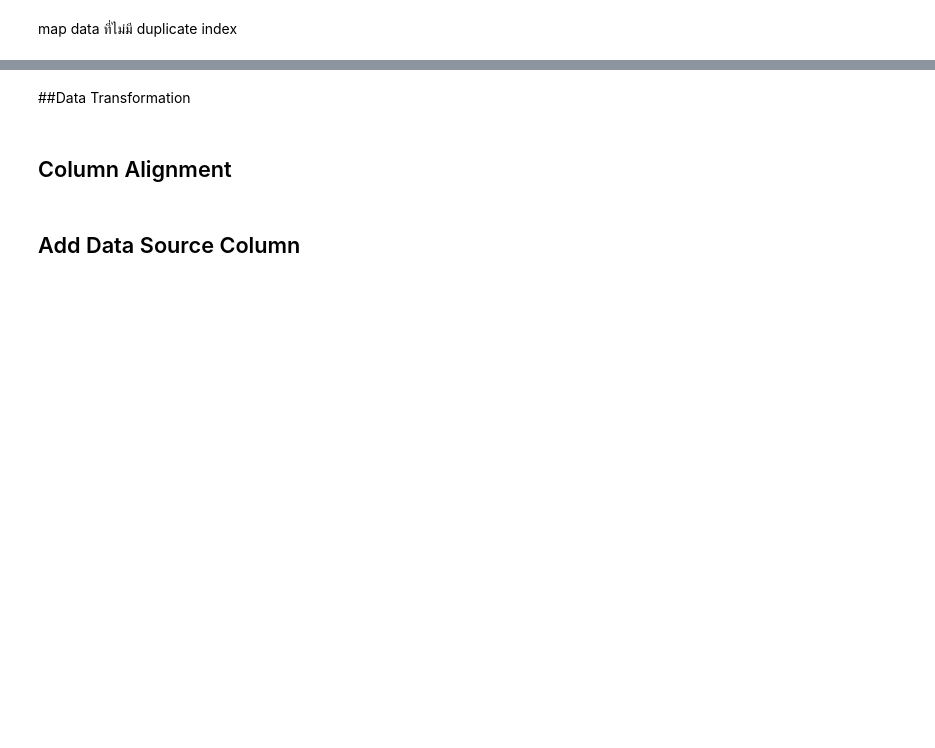
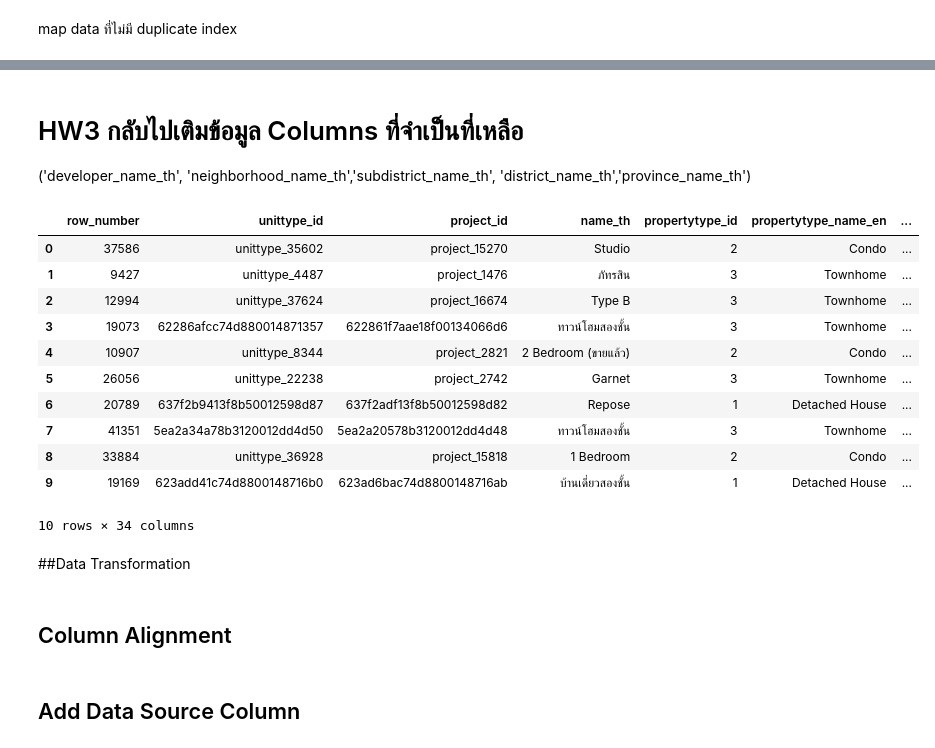
Before and after one commit to TKhahahah/BSC_DPDM2025, a Jupyter notebook: Ch3_Data_Preprocessing.ipynb, the cells around one changed output, grey strips where cells are left out. Cells and saved outputs as stored; diff of their text form; code cells hidden in the pictures; blank space fills up the shorter version.

```diff
--- a/Ch3_Data_Preprocessing.ipynb
+++ b/Ch3_Data_Preprocessing.ipynb
@@ -493,4 +499,4 @@ projects_dedup = projects.drop_duplicates(subset=['project_id'], keep='last')
 # %% [markdown]
 map data ที่ไม่มี duplicate index
 # %%
-unnittype['ชื่อโครงการ'] = unnittype['project_id'].map(projects_dedup.set_index('project_id')['name_th'])
+unnittype['project_id'].map(projects_dedup.set_index('project_id')['name_th'])
@@ -501,6 +522,31 @@ unnittype['ชื่อโครงการ'] = unnittype['project_id'].map(pro
 # #                                                              'subdistrict_name_th',
 # #                                                              'district_name_th',
 # #                                                              'province_name_th'])
+# %% [markdown]
+# HW3 กลับไปเติมข้อมูล Columns ที่จำเป็นที่เหลือ
+('developer_name_th', 'neighborhood_name_th','subdistrict_name_th', 'district_name_th','province_name_th')
+# %%
+unnittype['ชื่อโครงการ'] = unnittype['project_id'].map(projects_dedup.set_index('project_id')['name_th'])
+unnittype['ชื่อผู้พัฒนา'] = unnittype['project_id'].map(projects_dedup.set_index('project_id')['developer_name_th'])
+unnittype['ย่าน'] = unnittype['project_id'].map(projects_dedup.set_index('project_id')['neighborhood_name_th'])
+unnittype['ตำบล'] = unnittype['project_id'].map(projects_dedup.set_index('project_id')['subdistrict_name_th'])
+unnittype['อำเภอ'] = unnittype['project_id'].map(projects_dedup.set_index('project_id')['district_name_th'])
+unnittype['จังหวัด'] = unnittype['project_id'].map(projects_dedup.set_index('project_id')['province_name_th'])
+# %%
+unnittype.head(10)
+# %% [output]
+|  | row_number | unittype_id | project_id | name_th | propertytype_id | propertytype_name_en | ... |
+| 0 | 37586 | unittype_35602 | project_15270 | Studio | 2 | Condo | ... |
+| 1 | 9427 | unittype_4487 | project_1476 | ภัทรสิน | 3 | Townhome | ... |
+| 2 | 12994 | unittype_37624 | project_16674 | Type B | 3 | Townhome | ... |
+| 3 | 19073 | 62286afcc74d880014871357 | 622861f7aae18f00134066d6 | ทาวน์โฮมสองชั้น | 3 | Townhome | ... |
+| 4 | 10907 | unittype_8344 | project_2821 | 2 Bedroom (ขายแล้ว) | 2 | Condo | ... |
+| 5 | 26056 | unittype_22238 | project_2742 | Garnet | 3 | Townhome | ... |
+| 6 | 20789 | 637f2b9413f8b50012598d87 | 637f2adf13f8b50012598d82 | Repose | 1 | Detached House | ... |
+| 7 | 41351 | 5ea2a34a78b3120012dd4d50 | 5ea2a20578b3120012dd4d48 | ทาวน์โฮมสองชั้น | 3 | Townhome | ... |
+| 8 | 33884 | unittype_36928 | project_15818 | 1 Bedroom | 2 | Condo | ... |
+| 9 | 19169 | 623add41c74d8800148716b0 | 623ad6bac74d8800148716ab | บ้านเดี่ยวสองชั้น | 1 | Detached House | ... |
+10 rows × 34 columns
 # %% [markdown]
 ##Data Transformation
 # %% [markdown]
```
Also changed, not shown: parts of 3 cells of this notebook.
